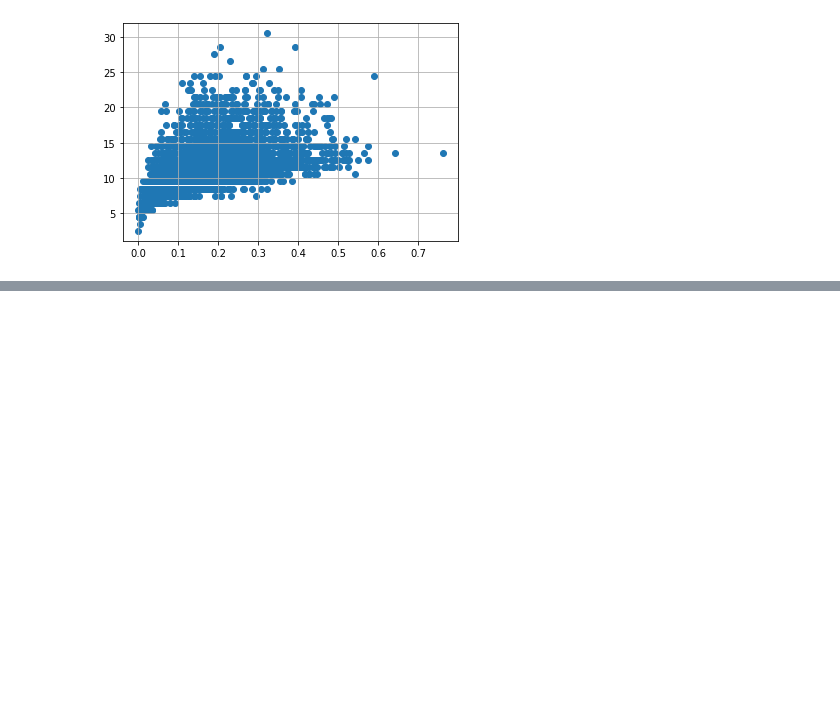
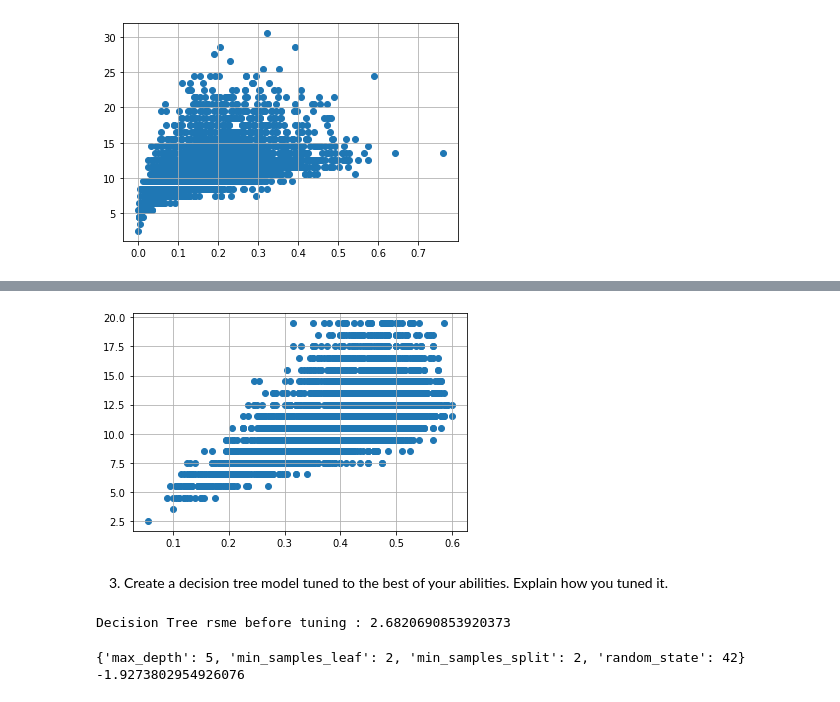
Before and after one commit to asma512/Data_Science_BootCamp, a Jupyter notebook: Week_17/tree_based_models_hw.ipynb, the cells around one changed output, grey strips where cells are left out. Cells and saved outputs as stored; diff of their text form; code cells hidden in the pictures; blank space fills up the shorter version.

```diff
--- a/Week_17/tree_based_models_hw.ipynb
+++ b/Week_17/tree_based_models_hw.ipynb
@@ -149,0 +153,9 @@ df.drop(df[(df['Viscera weight']<0.5) & (df['age'] > 25)].index, inplace=True)
+# %%
+df.drop(df[(df['Shucked weight']>= 1) & (df['age'] < 20)].index, inplace=True)
+df.drop(df[(df['Shucked weight']<1) & (df['age'] > 20)].index, inplace=True)
+# %%
+feature = 'Diameter'
+plt.scatter(x = df[feature], y = df['age'],)
+plt.grid(True)
+# %% [output]
+[figure, added]
@@ -158,19 +175,25 @@ X_train, X_test, y_train, y_test = train_test_split(X, y, test_size = 0.3, rando
 sc= StandardScaler()
 X_train=sc.fit_transform(X_train)
 X_test=sc.fit_transform(X_test)
+# %% [markdown]
+3. Create a decision tree model tuned to the best of your abilities. Explain how you tuned it.
 # %%
 dt = DecisionTreeRegressor(random_state=42)
 dt = dt.fit(X_train, y_train)
 y_pred = dt.predict(X_test)
-mse_dt = mean_squared_error(y_test, y_pred)
-rmse_dt = np.sqrt(mse_dt)
-rmse_dt
+rmse_dt = mse(y_test, y_pred,squared=False)
+print("Decision Tree rsme before tuning :" ,rmse_dt)
+# %% [output]
+Decision Tree rsme before tuning : 2.6820690853920373
 # %%
-parameters = {
-    'max_depth': [5,10, 15, 20, 25, None],
-    'min_samples_leaf': [1, 2, 4],
-    'min_samples_split': [2, 5, 10]}
-dt_gs = GridSearchCV(dt, parameters,cv=5)
+parameters = {'max_depth': range(1, 20),
+    'min_samples_leaf': range(2,4),
+    'min_samples_split': range(2,10),
+    'random_state':[42]}
+dt_gs = GridSearchCV(dt, parameters,scoring='neg_root_mean_squared_error',n_jobs=-1)
 dt_gs.fit(X_train, y_train)
 print(dt_gs.best_params_)
 print(dt_gs.best_score_)
+# %% [output]
+{'max_depth': 5, 'min_samples_leaf': 2, 'min_samples_split': 2, 'random_state': 42}
+-1.9273802954926076
```
Also changed, not shown: parts of 21 cells of this notebook.
